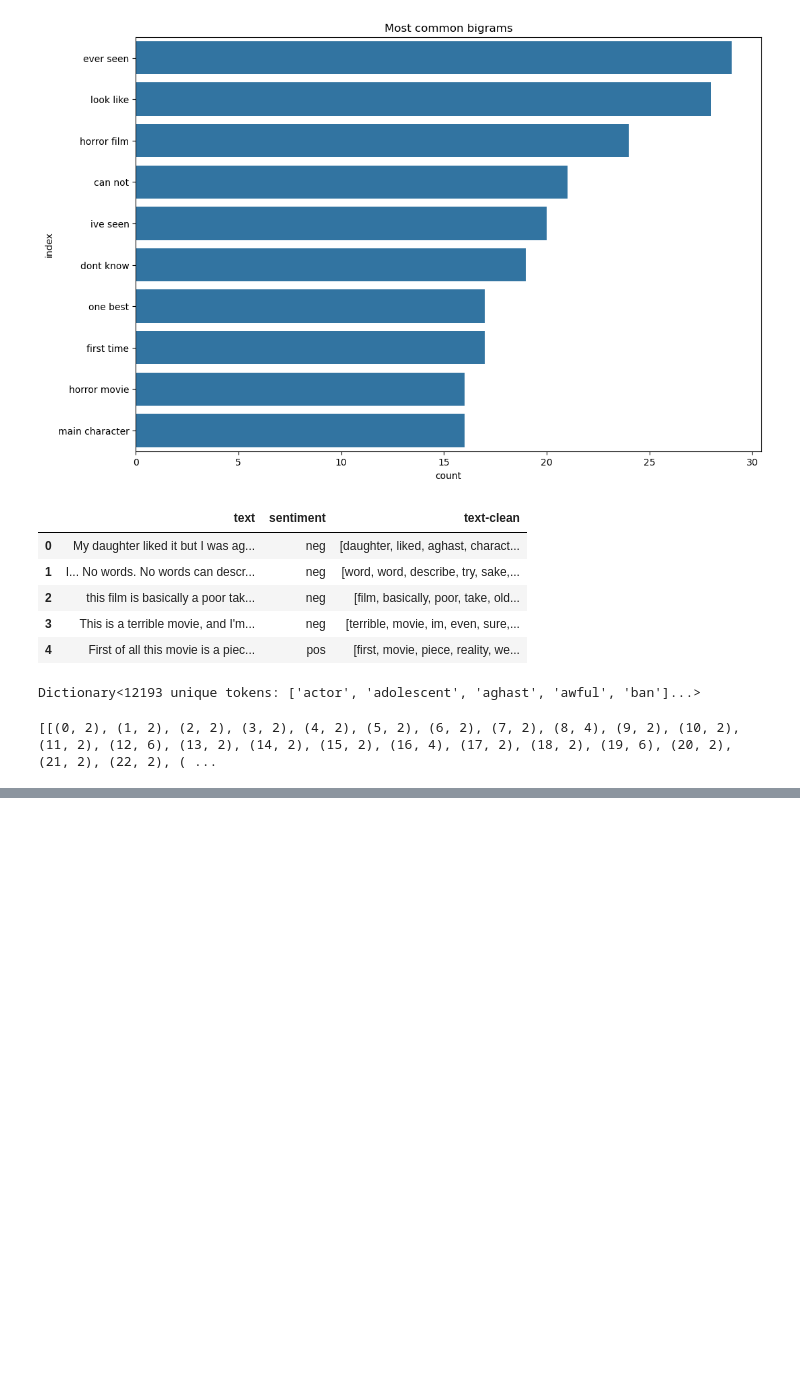
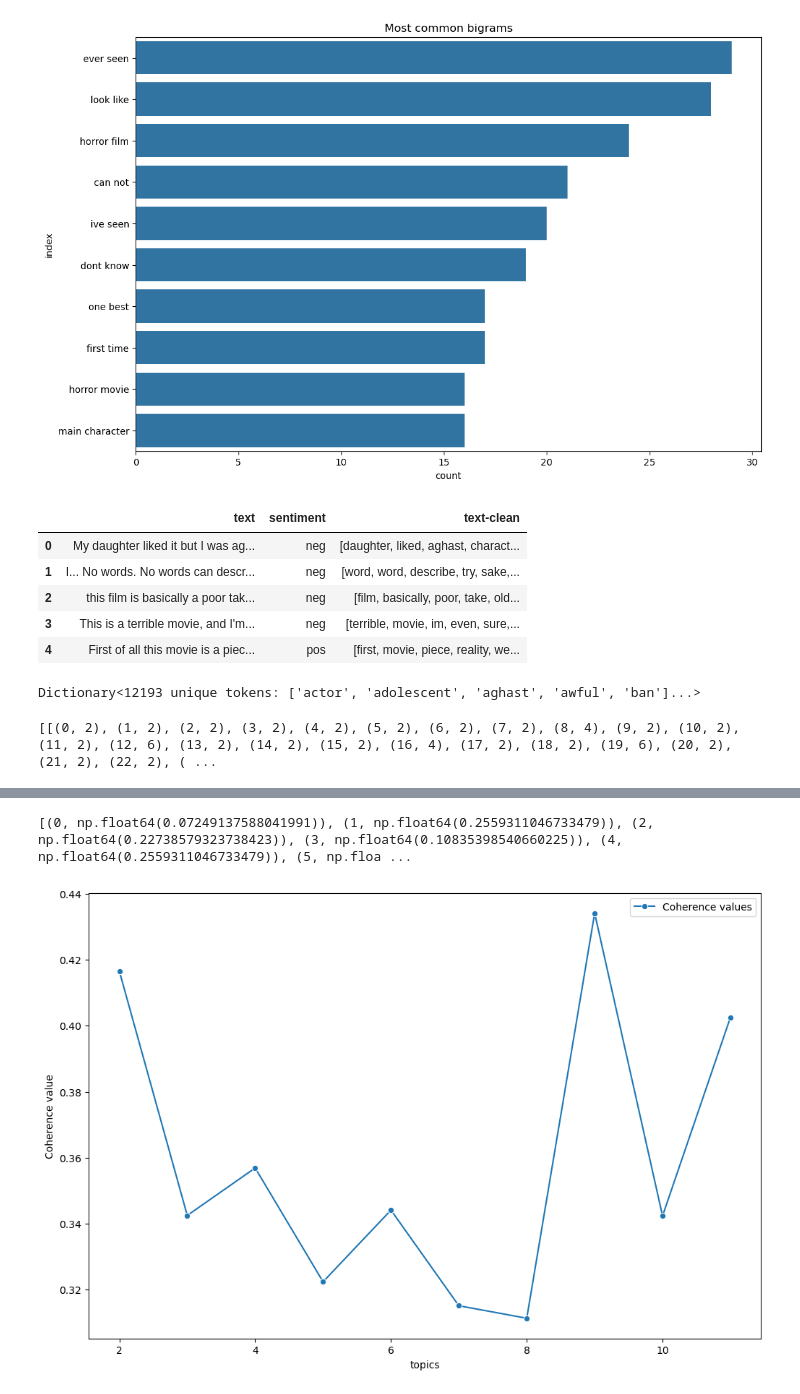
Before and after one commit to wanderer878/jupyter, a Jupyter notebook: imdb_movie_reviews_model.ipynb, the cells around one changed output, grey strips where cells are left out. Drawn from its saved outputs; the diff is of its cells as text; code cells hidden in the pictures; blank space fills up the shorter version.

```diff
--- a/imdb_movie_reviews_model.ipynb
+++ b/imdb_movie_reviews_model.ipynb
@@ -440,0 +445,27 @@ print(coherence_model.get_coherence_per_topic())
+# %%
+tfidf = gensim.models.TfidfModel(corpus= docterm, id2word= dictionary, dictionary= dictionary)
+tf_doc_term = tfidf[docterm]
+print(list(tf_doc_term)[0])
+# %% [output]
+[(0, np.float64(0.07249137588041991)), (1, np.float64(0.2559311046733479)), (2, np.float64(0.22738579323738423)), (3, np.float64(0.10835398540660225)), (4, np.float64(0.2559311046733479)), (5, np.floa ...
+# %%
+models_list = []
+coherence_values = []
+
+for num_topics_i in range(min_topics, max_topics+1):
+    lsa_model = gensim.models.LsiModel(corpus= tf_doc_term, num_topics= num_topics_i, id2word= dictionary, random_seed= 7)
+    models_list.append(lsa_model)
+    coherence_model =gensim.models.CoherenceModel(model= lsa_model, texts= data['text-clean'], dictionary= dictionary, coherence= 'c_v')
+    coherence_values.append(coherence_model.get_coherence())
+# %%
+sns.lineplot(
+    x= range(min_topics, max_topics+1),
+    y = coherence_values,
+    label = 'Coherence values',
+    marker= 'o'
+)
+plt.xlabel('topics')
+plt.ylabel("Coherence value")
+plt.show()
+# %% [output]
+[figure, added]
```
Also changed, not shown: parts of 18 cells of this notebook.
